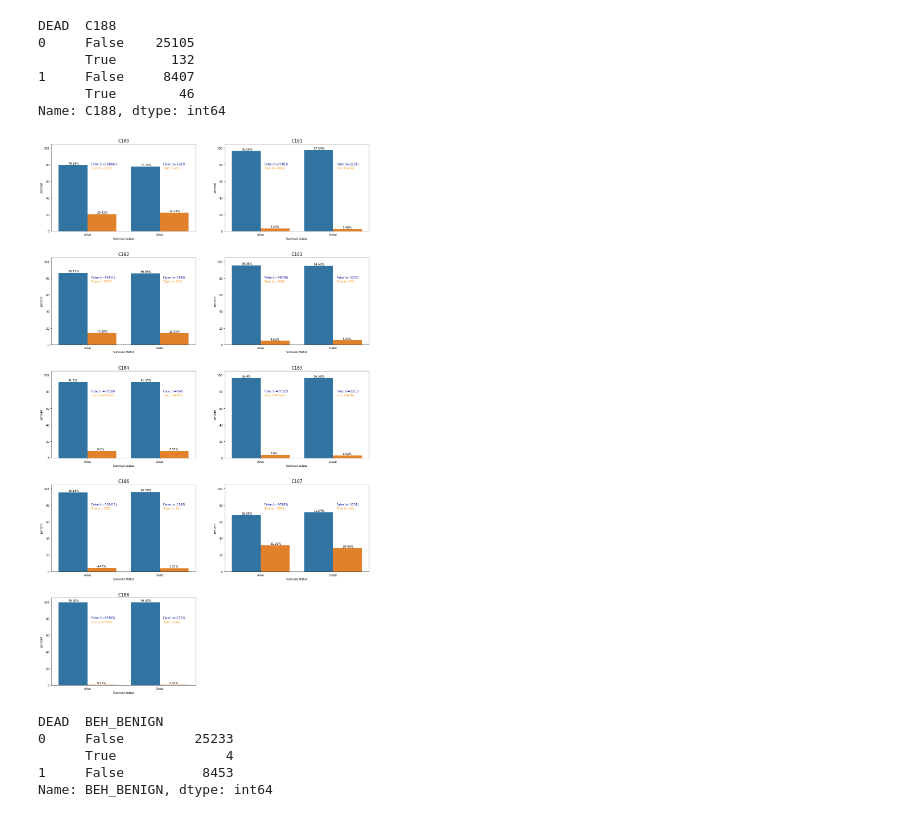
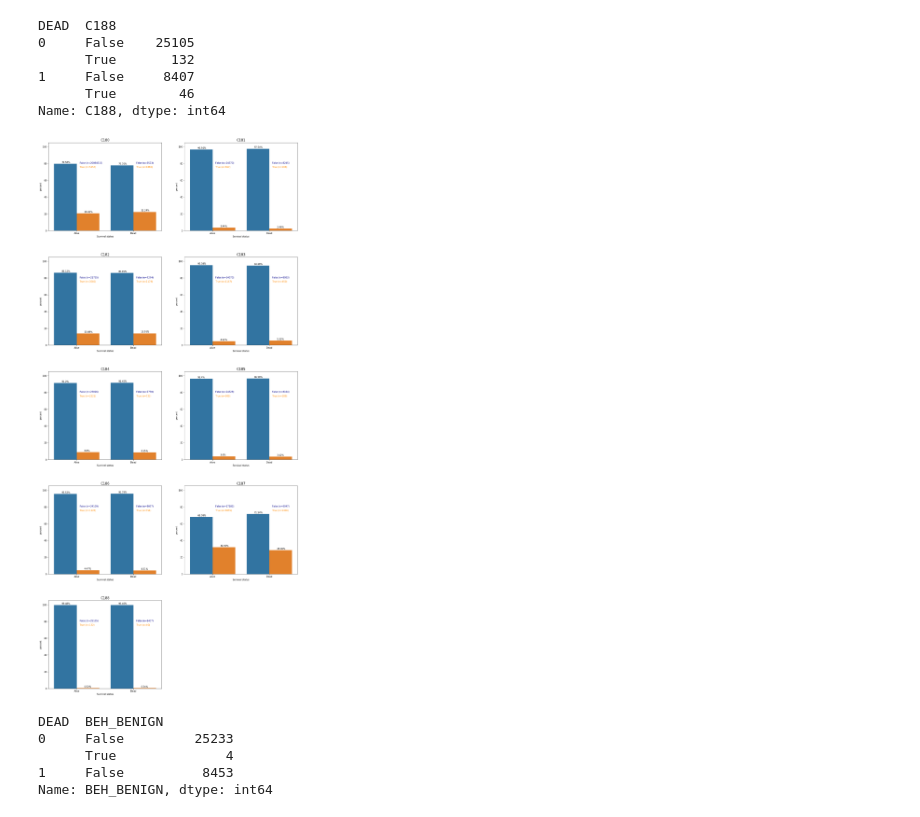
Before and after one commit to ElsaGH/TFM_Elsa_Garcia_Hernandez, a Jupyter notebook: Notebooks/Colon cancer/6_Associations-Copy1.ipynb, the cells around one changed output. Cells and saved outputs as stored; diff of their text form; code cells hidden in the pictures.

```diff
--- a/Notebooks/Colon cancer/6_Associations-Copy1.ipynb
+++ b/Notebooks/Colon cancer/6_Associations-Copy1.ipynb
@@ -329,7 +939,7 @@ DEAD  C188
       True        46
 Name: C188, dtype: int64
 # %%
-f, axes = plt.subplots(5, 2, figsize=(20, 35))
+f, axes = plt.subplots(5, 2, figsize=(20, 45))
 plt.subplots_adjust(hspace=0.3)
 
 #Figure 1
@@ -354,10 +964,10 @@ for p in axes[0,0].patches:
     txt_y = p.get_height() + 1
     axes[0,0].text(txt_x,txt_y,txt)
 
-axes[0,0].text(0.05, 80, "False (n=101845)", horizontalalignment='left', size='medium', color='darkblue')
-axes[0,0].text(0.05, 75, "True (n=1103)", horizontalalignment='left', size='medium', color='darkorange')
-axes[0,0].text(1.05, 80, "False (n=1282)", horizontalalignment='left', size='medium', color='darkblue')
-axes[0,0].text(1.05, 75, "True (n=13)", horizontalalignment='left', size='medium', color='darkorange')
+axes[0,0].text(0.05, 80, "False (n=20084515)", horizontalalignment='left', size='medium', color='darkblue')
+axes[0,0].text(0.05, 75, "True (n=5153)", horizontalalignment='left', size='medium', color='darkorange')
+axes[0,0].text(1.05, 80, "False (n=6573)", horizontalalignment='left', size='medium', color='darkblue')
+axes[0,0].text(1.05, 75, "True (n=1880)", horizontalalignment='left', size='medium', color='darkorange')
 
 
 #Figure 2
@@ -382,10 +992,10 @@ for p in axes[0,1].patches:
     txt_y = p.get_height() + 1
     axes[0,1].text(txt_x,txt_y,txt)
 
-axes[0,1].text(0.05, 80, "False (n=97482)", horizontalalignment='left', size='medium', color='darkblue')
-axes[0,1].text(0.05, 75, "True (n=5466)", horizontalalignment='left', size='medium', color='darkorange')
-axes[0,1].text(1.05, 80, "False (n=1221)", horizontalalignment='left', size='medium', color='darkblue')
-axes[0,1].text(1.05, 75, "True (n=74)", horizontalalignment='left', size='medium', color='darkorange')
+axes[0,1].text(0.05, 80, "False (n=24370)", horizontalalignment='left', size='medium', color='darkblue')
+axes[0,1].text(0.05, 75, "True (n=867)", horizontalalignment='left', size='medium', color='darkorange')
+axes[0,1].text(1.05, 80, "False (n=8245)", horizontalalignment='left', size='medium', color='darkblue')
+axes[0,1].text(1.05, 75, "True (n=208)", horizontalalignment='left', size='medium', color='darkorange')
 
 #Figure 3
 x, y = 'DEAD', 'C182'
@@ -409,10 +1019,10 @@ for p in axes[1,0].patches:
     txt_y = p.get_height() + 1
     axes[1,0].text(txt_x,txt_y,txt)
 
-axes[1,0].text(0.05, 80, "False (n=93411)", horizontalalignment='left', size='medium', color='darkblue')
-axes[1,0].text(0.05, 75, "True (n=9537)", horizontalalignment='left', size='medium', color='darkorange')
-axes[1,0].text(1.05, 80, "False (n=1180)", horizontalalignment='left', size='medium', color='darkblue')
-axes[1,0].text(1.05, 75, "True (n=115)", horizontalalignment='left', size='medium', color='darkorange')
+axes[1,0].text(0.05, 80, "False (n=21735)", horizontalalignment='left', size='medium', color='darkblue')
+axes[1,0].text(0.05, 75, "True (n=3502)", horizontalalignment='left', size='medium', color='darkorange')
+axes[1,0].text(1.05, 80, "False (n=7274)", horizontalalignment='left', size='medium', color='darkblue')
+axes[1,0].text(1.05, 75, "True (n=1179)", horizontalalignment='left', size='medium', color='darkorange')
 
 #Figure 4
 x, y = 'DEAD', 'C183'
@@ -436,10 +1046,10 @@ for p in axes[1,1].patches:
     txt_y = p.get_height() + 1
     axes[1,1].text(txt_x,txt_y,txt)
 
-axes[1,1].text(0.05, 80, "False (n=98038)", horizontalalignment='left', size='medium', color='darkblue')
-axes[1,1].text(0.05, 75, "True (n=4910)", horizontalalignment='left', size='medium', color='darkorange')
-axes[1,1].text(1.05, 80, "False (n=1228)", horizontalalignment='left', size='medium', color='darkblue')
-axes[1,1].text(1.05, 75, "True (n=67)", horizontalalignment='left', size='medium', color='darkorange')
+axes[1,1].text(0.05, 80, "False (n=24070)", horizontalalignment='left', size='medium', color='darkblue')
+axes[1,1].text(0.05, 75, "True (n=1167)", horizontalalignment='left', size='medium', color='darkorange')
+axes[1,1].text(1.05, 80, "False (n=8003)", horizontalalignment='left', size='medium', color='darkblue')
+axes[1,1].text(1.05, 75, "True (n=450)", horizontalalignment='left', size='medium', color='darkorange')
 
 #Figure 5
 x, y = 'DEAD', 'C184'
@@ -463,10 +1073,10 @@ for p in axes[2,0].patches:
     txt_y = p.get_height() + 1
     axes[2,0].text(txt_x,txt_y,txt)
 
-axes[2,0].text(0.05, 80, "False (n=72826)", horizontalalignment='left', size='medium', color='darkblue')
-axes[2,0].text(0.05, 75, "True (n=30122)", horizontalalignment='left', size='medium', color='darkorange')
-axes[2,0].text(1.05, 80, "False (n=928)", horizontalalignment='left', size='medium', color='darkblue')
-axes[2,0].text(1.05, 75, "True (n=367)", horizontalalignment='left', size='medium', color='darkorange')
+axes[2,0].text(0.05, 80, "False (n=23016)", horizontalalignment='left', size='medium', color='darkblue')
+axes[2,0].text(0.05, 75, "True (n=2221)", horizontalalignment='left', size='medium', color='darkorange')
+axes[2,0].text(1.05, 80, "False (n=7730)", horizontalalignment='left', size='medium', color='darkblue')
+axes[2,0].text(1.05, 75, "True (n=723)", horizontalalignment='left', size='medium', color='darkorange')
 
 #Figure 6
 x, y = 'DEAD', 'C185'
@@ -490,10 +1100,10 @@ for p in axes[2,1].patches:
     txt_y = p.get_height() + 1
     axes[2,1].text(txt_x,txt_y,txt)
 
-axes[2,1].text(0.05, 80, "False (n=97322)", horizontalalignment='left', size='medium', color='darkblue')
-axes[2,1].text(0.05, 75, "True (n=5626)", horizontalalignment='left', size='medium', color='darkorange')
-axes[2,1].text(1.05, 80, "False (n=1219)", horizontalalignment='left', size='medium', color='darkblue')
-axes[2,1].text(1.05, 75, "True (n=76)", horizontalalignment='left', size='medium', color='darkorange')
+axes[2,1].text(0.05, 80, "False (n=24328)", horizontalalignment='left', size='medium', color='darkblue')
+axes[2,1].text(0.05, 75, "True (n=909)", horizontalalignment='left', size='medium', color='darkorange')
+axes[2,1].text(1.05, 80, "False (n=8164)", horizontalalignment='left', size='medium', color='darkblue')
+axes[2,1].text(1.05, 75, "True (n=289)", horizontalalignment='left', size='medium', color='darkorange')
 
 #Figure 7
 x, y = 'DEAD', 'C186'
@@ -517,10 +1127,10 @@ for p in axes[3,0].patches:
     txt_y = p.get_height() + 1
     axes[3,0].text(txt_x,txt_y,txt)
 
-axes[3,0].text(0.05, 80, "False (n=102411)", horizontalalignment='left', size='medium', color='darkblue')
-axes[3,0].text(0.05, 75, "True (n=537)", horizontalalignment='left', size='medium', color='darkorange')
-axes[3,0].text(1.05, 80, "False (n=1286)", horizontalalignment='left', size='medium', color='darkblue')
-axes[3,0].text(1.05, 75, "True (n=9)", horizontalalignment='left', size='medium', color='darkorange')
+axes[3,0].text(0.05, 80, "False (n=24109)", horizontalalignment='left', size='medium', color='darkblue')
+axes[3,0].text(0.05, 75, "True (n=1128)", horizontalalignment='left', size='medium', color='darkorange')
+axes[3,0].text(1.05, 80, "False (n=8097)", horizontalalignment='left', size='medium', color='darkblue')
+axes[3,0].text(1.05, 75, "True (n=356)", horizontalalignment='left', size='medium', color='darkorange')
 
 #Figure 8
 x, y = 'DEAD', 'C187'
@@ -545,10 +1155,10 @@ for p in axes[3,1].patches:
     txt_y = p.get_height() + 1
     axes[3,1].text(txt_x,txt_y,txt)
 
-axes[3,1].text(0.05, 80, "False (n=97185)", horizontalalignment='left', size='medium', color='darkblue')
-axes[3,1].text(0.05, 75, "True (n=5763)", horizontalalignment='left', size='medium', color='darkorange')
-axes[3,1].text(1.05, 80, "False (n=1231)", horizontalalignment='left', size='medium', color='darkblue')
-axes[3,1].text(1.05, 75, "True (n=64)", horizontalalignment='left', size='medium', color='darkorange')
+axes[3,1].text(0.05, 80, "False (n=17182)", horizontalalignment='left', size='medium', color='darkblue')
+axes[3,1].text(0.05, 75, "True (n=8055)", horizontalalignment='left', size='medium', color='darkorange')
+axes[3,1].text(1.05, 80, "False (n=6047)", horizontalalignment='left', size='medium', color='darkblue')
+axes[3,1].text(1.05, 75, "True (n=2406)", horizontalalignment='left', size='medium', color='darkorange')
 
 #Figure 9
 x, y = 'DEAD', 'C188'
@@ -560,38 +1170,38 @@ ax = (df.groupby(x)[y]
  .pipe((sns.catplot,'data'), x = x, y = 'percent', hue = y, kind = 'bar', ax=axes[4, 0]))
 
 axes[4,0].set_title('C188', fontsize=15)
 axes[4,0].set(xticklabels=['Alive','Dead'])
 axes[4,0].set(xlabel='Survival status')
 axes[4,0].set_ylim(0,105)
 axes[4,0].get_legend().remove()
 plt.gcf().set_size_inches(10,6)
 
 
 for p in axes[4,0].patches:
     txt = str(p.get_height().round(2)) + '%'
     txt_x = p.get_x() + p.get_width() / 3
     txt_y = p.get_height() + 1
     axes[4,0].text(txt_x,txt_y,txt)
 
-axes[4,0].text(0.05, 80, "False (n=97185)", horizontalalignment='left', size='medium', color='darkblue')
-axes[4,0].text(0.05, 75, "True (n=5763)", horizontalalignment='left', size='medium', color='darkorange')
-axes[4,0].text(1.05, 80, "False (n=1231)", horizontalalignment='left', size='medium', color='darkblue')
-axes[4,0].text(1.05, 75, "True (n=64)", horizontalalignment='left', size='medium', color='darkorange')
+axes[4,0].text(0.05, 80, "False (n=25105)", horizontalalignment='left', size='medium', color='darkblue')
+axes[4,0].text(0.05, 75, "True (n=132)", horizontalalignment='left', size='medium', color='darkorange')
+axes[4,0].text(1.05, 80, "False (n=8407)", horizontalalignment='left', size='medium', color='darkblue')
+axes[4,0].text(1.05, 75, "True (n=46)", horizontalalignment='left', size='medium', color='darkorange')
 
 
 plt.close(2)
 plt.close(3)
 plt.close(4)
 plt.close(5)
 plt.close(6)
 plt.close(7)
 plt.close(8)
 plt.close(9)
 plt.close(10)
 f.delaxes(ax = axes[4,1])
 plt.show()
 # %% [output]
-[figure, old version]
+[figure, new version]
 # %%
 df.groupby('DEAD')['BEH_BENIGN'].value_counts()
 # %% [output]
```
Also changed, not shown: parts of 23 cells of this notebook.
